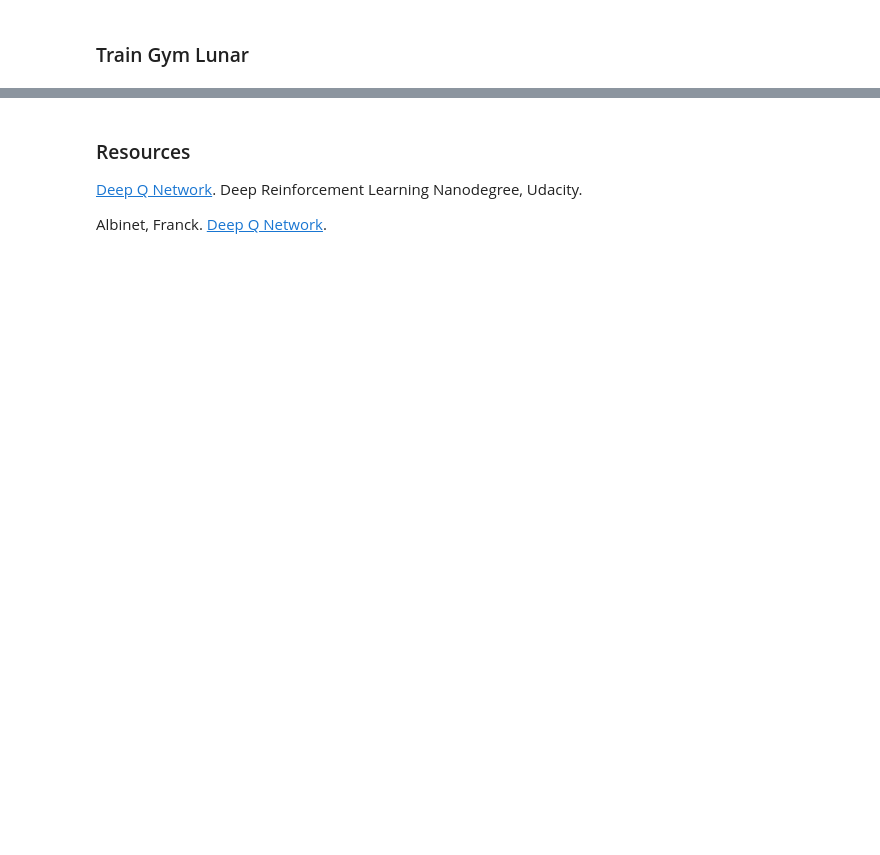
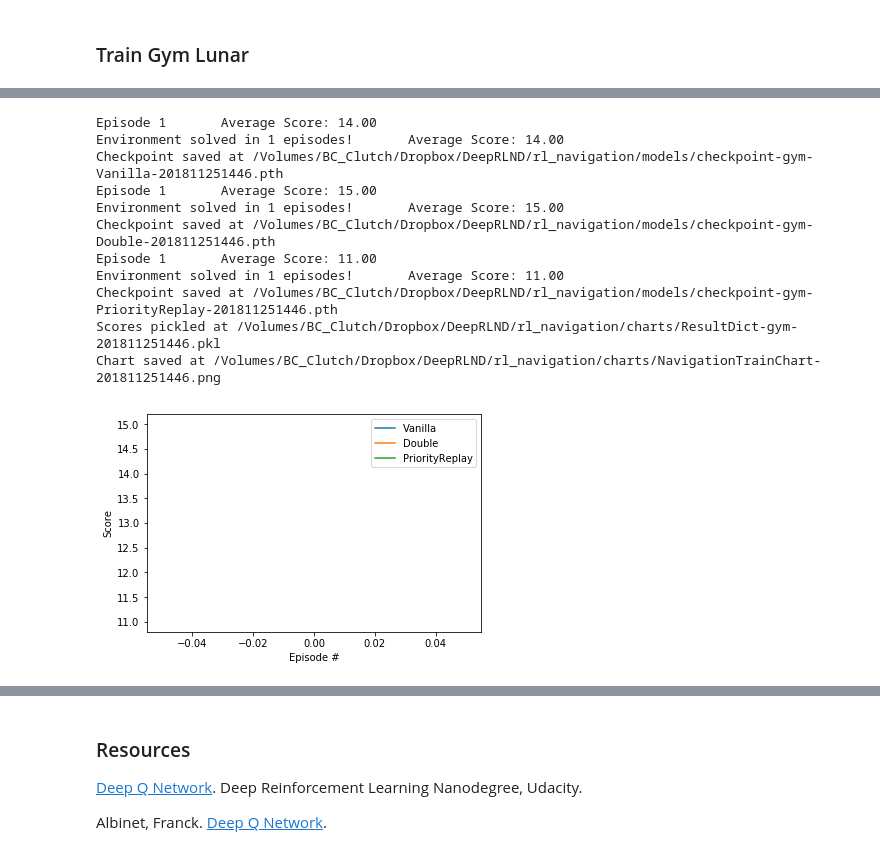
Before and after one commit to cipher813/rl_navigation, a Jupyter notebook: notebooks/RLNavigation_v1.05.ipynb, the cells around one changed output, grey strips where cells are left out. Cells and saved outputs as stored; diff of their text form; code cells hidden in the pictures; blank space fills up the shorter version.

```diff
--- a/notebooks/RLNavigation_v1.05.ipynb
+++ b/notebooks/RLNavigation_v1.05.ipynb
@@ -160,0 +258,32 @@ Chart saved at /Volumes/BC_Clutch/Dropbox/DeepRLND/rl_navigation/charts/Navigati
+# %%
+module = "CartPole-v0"
+score_target = -200#195.0
+# state_size = 4
+# action_size = 2
+# seed = 0
+n_episodes=2000
+# max_t=1000
+# eps_start=0.5
+# eps_end=0.01
+# eps_decay=0.995
+
+# agent_dict = {
+#               "Vanilla":Vanilla(state_size, action_size, seed),
+#               "Double":Double(state_size, action_size, seed),
+#               "PriorityReplay":PriorityReplay(state_size, action_size, seed)
+#              }
+results = train_gym(CHART_PATH, module, timestamp, seed, score_target,
+                    n_episodes,max_t,eps_start,eps_end,eps_decay)
+# %% [output]
+Episode 1       Average Score: 14.00
+Environment solved in 1 episodes!       Average Score: 14.00
+Checkpoint saved at /Volumes/BC_Clutch/Dropbox/DeepRLND/rl_navigation/models/checkpoint-gym-Vanilla-201811251446.pth
+Episode 1       Average Score: 15.00
+Environment solved in 1 episodes!       Average Score: 15.00
+Checkpoint saved at /Volumes/BC_Clutch/Dropbox/DeepRLND/rl_navigation/models/checkpoint-gym-Double-201811251446.pth
+Episode 1       Average Score: 11.00
+Environment solved in 1 episodes!       Average Score: 11.00
+Checkpoint saved at /Volumes/BC_Clutch/Dropbox/DeepRLND/rl_navigation/models/checkpoint-gym-PriorityReplay-201811251446.pth
+Scores pickled at /Volumes/BC_Clutch/Dropbox/DeepRLND/rl_navigation/charts/ResultDict-gym-201811251446.pkl
+Chart saved at /Volumes/BC_Clutch/Dropbox/DeepRLND/rl_navigation/charts/NavigationTrainChart-201811251446.png
+[figure, added]
```
Also changed, not shown: parts of 12 cells of this notebook.
